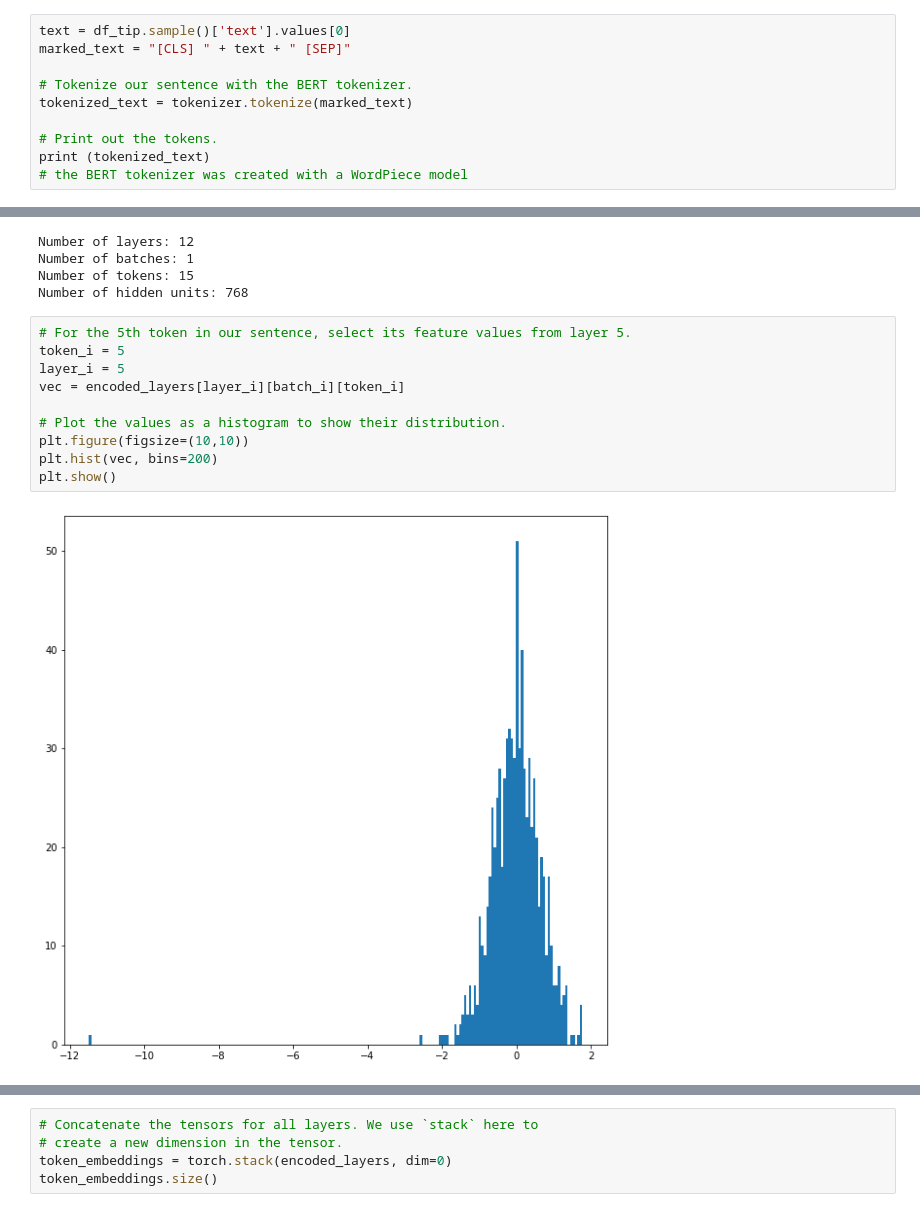
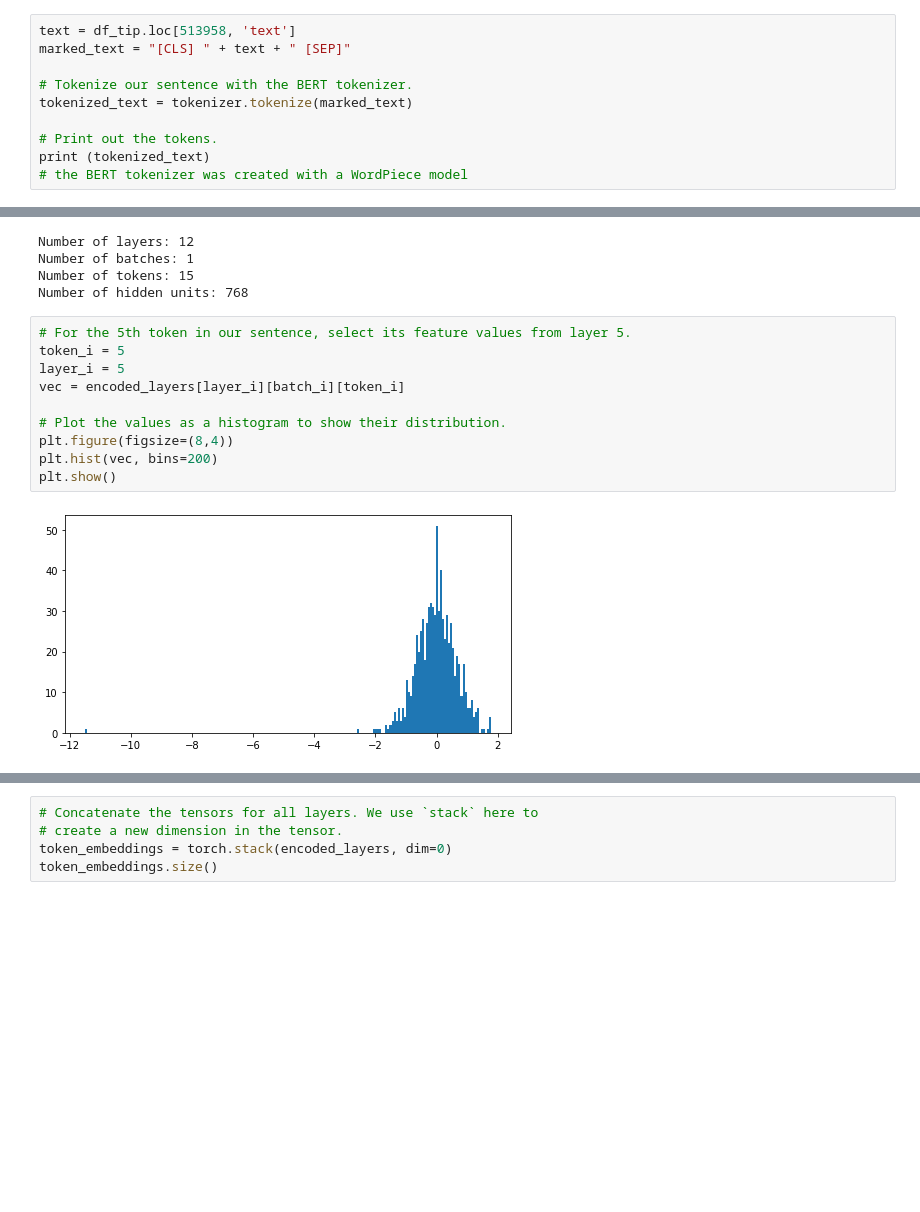
Before and after one commit to Nov05/yelp-dataset-challenge, a Jupyter notebook: notebooks/2019_12_10_BERT.ipynb, the cells around one changed output, grey strips where cells are left out. Drawn from its saved outputs; the diff is of its cells as text; blank space fills up the shorter version.

```diff
--- a/notebooks/2019_12_10_BERT.ipynb
+++ b/notebooks/2019_12_10_BERT.ipynb
@@ -40,5 +68,5 @@ df_tip.sample(3)
 # %%
-text = df_tip.sample()['text'].values[0]
+text = df_tip.loc[513958, 'text']
 marked_text = "[CLS] " + text + " [SEP]"
 
 # Tokenize our sentence with the BERT tokenizer.
@@ -126,14 +156,14 @@ Number of hidden units: 768
 # %%
 # For the 5th token in our sentence, select its feature values from layer 5.
 token_i = 5
 layer_i = 5
 vec = encoded_layers[layer_i][batch_i][token_i]
 
 # Plot the values as a histogram to show their distribution.
-plt.figure(figsize=(10,10))
+plt.figure(figsize=(8,4))
 plt.hist(vec, bins=200)
 plt.show()
 # %% [output]
-[figure, old version]
+[figure, new version]
 # %%
 # `encoded_layers` is a Python list.
```
Also changed, not shown: parts of 23 cells of this notebook.
